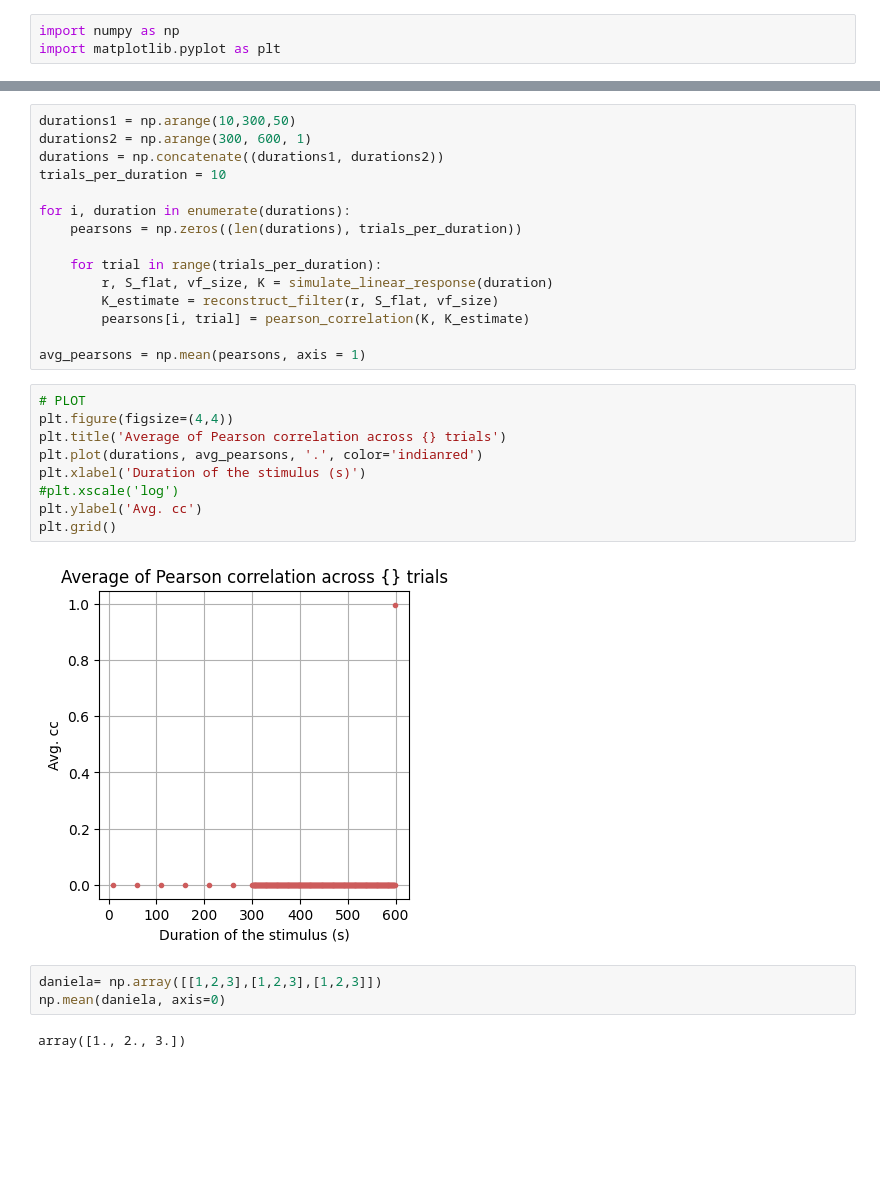
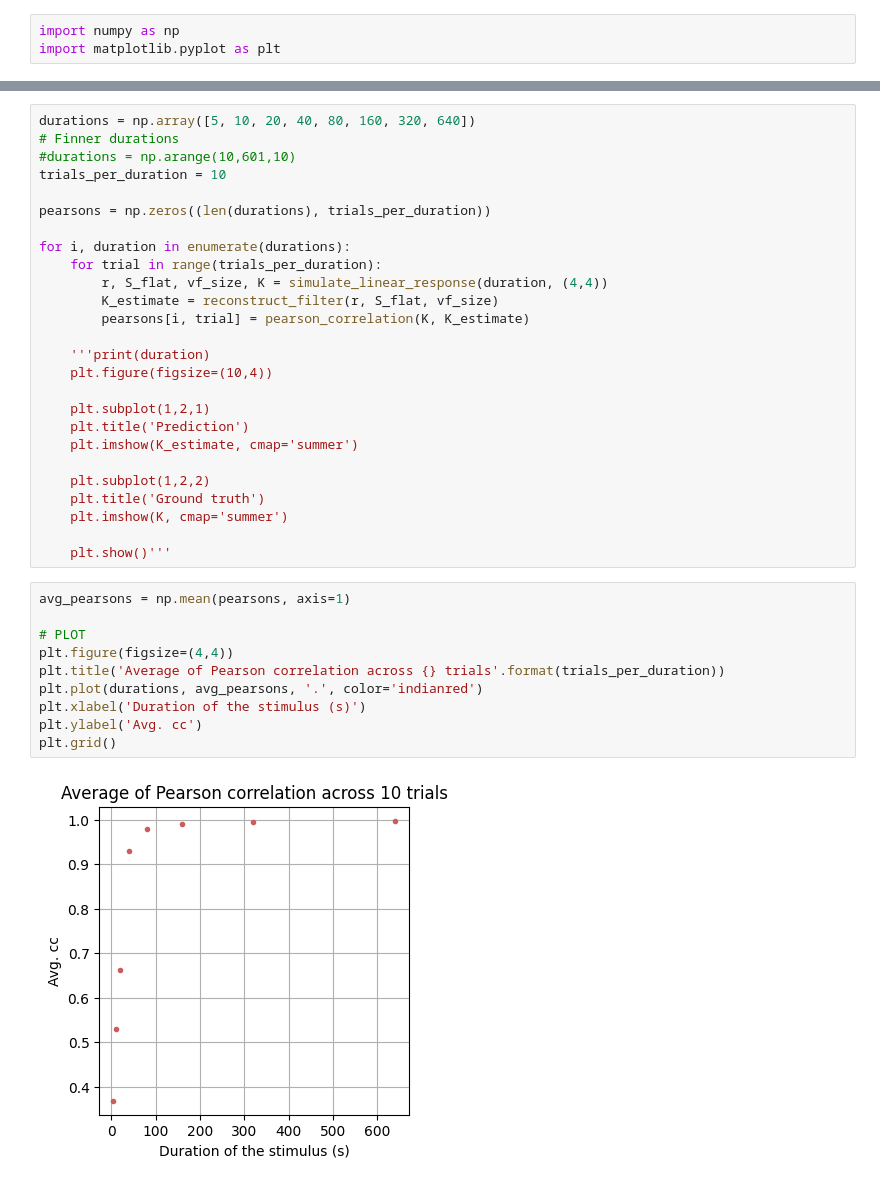
Before and after one commit to DanielaOS/NeuralAnalysis, a Jupyter notebook: Module_2/single-cell-analysis-master/02-GLMs/GLM_exercises_mine.ipynb, the cells around one changed output, grey strips where cells are left out. Saved outputs shown, nothing was run; the diff lists cells and outputs as text; blank space fills up the shorter version.

```diff
--- a/Module_2/single-cell-analysis-master/02-GLMs/GLM_exercises_mine.ipynb
+++ b/Module_2/single-cell-analysis-master/02-GLMs/GLM_exercises_mine.ipynb
@@ -60,32 +69,39 @@ def pearson_correlation(k, k_estimate):
     return pc
-# %%
-durations1 = np.arange(10,300,50)
-durations2 = np.arange(300, 600, 1)
-durations = np.concatenate((durations1, durations2))
-trials_per_duration = 10
-
-for i, duration in enumerate(durations):
-    pearsons = np.zeros((len(durations), trials_per_duration))
-
-    for trial in range(trials_per_duration):
-        r, S_flat, vf_size, K = simulate_linear_response(duration)
-        K_estimate = reconstruct_filter(r, S_flat, vf_size)
-        pearsons[i, trial] = pearson_correlation(K, K_estimate)
-
-avg_pearsons = np.mean(pearsons, axis = 1)
+# %%
+durations = np.array([5, 10, 20, 40, 80, 160, 320, 640])
+# Finner durations
+#durations = np.arange(10,601,10)
+trials_per_duration = 10
+
+pearsons = np.zeros((len(durations), trials_per_duration))
+
+for i, duration in enumerate(durations):
+    for trial in range(trials_per_duration):
+        r, S_flat, vf_size, K = simulate_linear_response(duration, (4,4))
+        K_estimate = reconstruct_filter(r, S_flat, vf_size)
+        pearsons[i, trial] = pearson_correlation(K, K_estimate)
+
+    '''print(duration)
+    plt.figure(figsize=(10,4))
+
+    plt.subplot(1,2,1)
+    plt.title('Prediction')
+    plt.imshow(K_estimate, cmap='summer')
+
+    plt.subplot(1,2,2)
+    plt.title('Ground truth')
+    plt.imshow(K, cmap='summer')
+
+    plt.show()'''
 # %%
+avg_pearsons = np.mean(pearsons, axis=1)
+
 # PLOT
 plt.figure(figsize=(4,4))
-plt.title('Average of Pearson correlation across {} trials')
+plt.title('Average of Pearson correlation across {} trials'.format(trials_per_duration))
 plt.plot(durations, avg_pearsons, '.', color='indianred')
 plt.xlabel('Duration of the stimulus (s)')
-#plt.xscale('log')
 plt.ylabel('Avg. cc')
 plt.grid()
 # %% [output]
-[figure, old version]
+[figure, new version]
-# %%
-daniela= np.array([[1,2,3],[1,2,3],[1,2,3]])
-np.mean(daniela, axis=0)
-# %% [output]
-array([1., 2., 3.])
```
Also changed, not shown: parts of 10 cells of this notebook, 1 other file.
